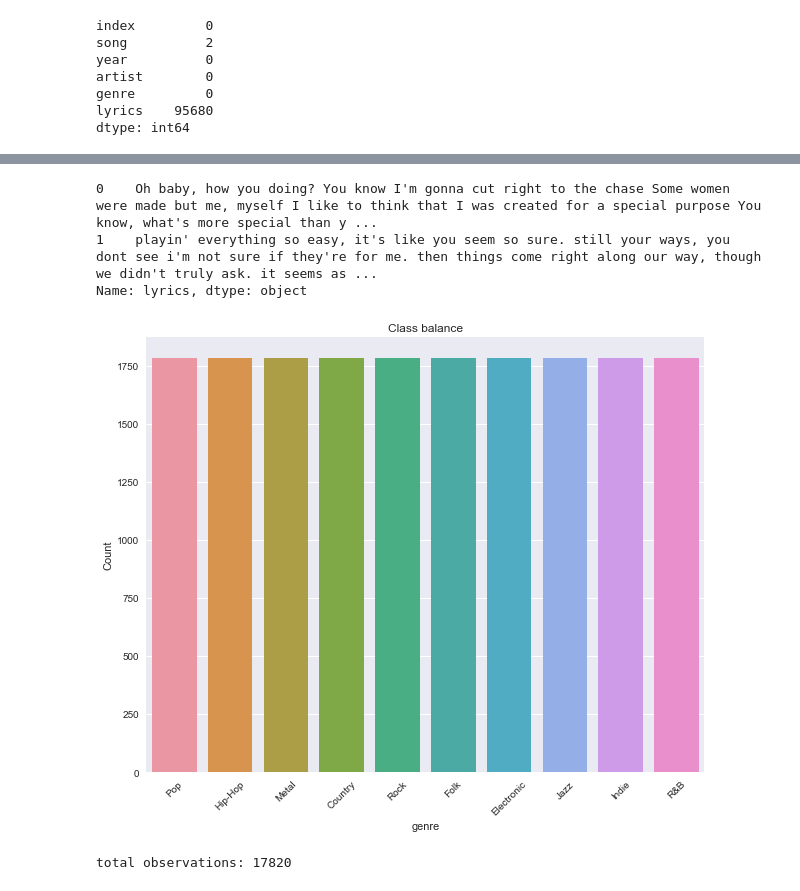
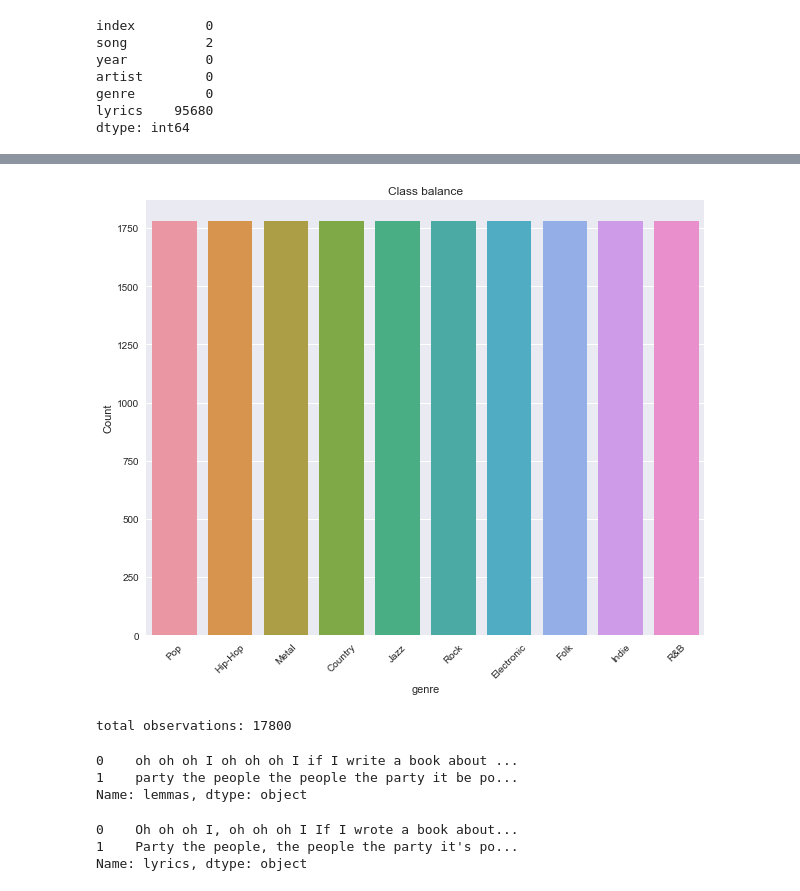
Before and after one commit to Audio88/NLP, a Jupyter notebook: unsupervised_capstone2.ipynb, the cells around one changed output, grey strips where cells are left out. Cells and saved outputs as stored; diff of their text form; code cells hidden in the pictures.

```diff
--- a/unsupervised_capstone2.ipynb
+++ b/unsupervised_capstone2.ipynb
@@ -125,0 +136,27 @@ Name: language, dtype: int64
+# %%
+#Fixing class balance with undersampling
+indices_to_drop = []
+
+for X in df.genre.unique():
+    #get all indices for X genre
+    indices_x = df[df.genre == X].index
+    #how many to drop
+    num = len(indices_x) - (df.genre.value_counts().min())
+    #randomly select indeces to drop
+    random_indices = list(np.random.choice(indices_x, num, replace=False))
+    indices_to_drop += random_indices
+
+df.drop(indices_to_drop, inplace=True, axis=0)
+
+plt.figure(figsize=(10,8))
+plt.title('Class balance')
+sns.countplot(x="genre", data=df)
+plt.ylabel('Count')
+plt.xticks(rotation=45)
+plt.show()
+
+print('total observations:', df.shape[0])
+print('Per Class:', df.shape[0] / 10)
+# %% [output]
+[figure, added]
+total observations: 17800
@@ -126,32 +205,12 @@ Name: language, dtype: int64
+# %%
+df.lemmas.head(2)
+# %% [output]
+0    oh oh oh I oh oh oh I if I write a book about ...
+1    party the people the people the party it be po...
+Name: lemmas, dtype: object
 # %%
-pd.set_option('display.max_colwidth', 500)
 df.lyrics.head(2)
 # %% [output]
-0    Oh baby, how you doing? You know I'm gonna cut right to the chase Some women were made but me, myself I like to think that I was created for a special purpose You know, what's more special than y ...
-1    playin' everything so easy, it's like you seem so sure. still your ways, you dont see i'm not sure if they're for me. then things come right along our way, though we didn't truly ask. it seems as ...
+0    Oh oh oh I, oh oh oh I If I wrote a book about...
+1    Party the people, the people the party it's po...
 Name: lyrics, dtype: object
-# %%
-#Fixing class balance
-indices_to_drop = []
-for X in df.genre.unique():
-    #get all indices for X genre
-    indices_x = df[df.genre == X].index
-    #how many to drop
-    num = (df.genre[df.genre == X].count()) - (df.genre.value_counts().min())
-    #sel
-    random_indices = list(np.random.choice(indices_x, num, replace=False))
-    indices_to_drop += random_indices
-
-df.drop(indices_to_drop, inplace=True, axis=0)
-
-plt.figure(figsize=(10,8))
-plt.title('Class balance')
-sns.countplot(x="genre", data=df)
-plt.ylabel('Count')
-plt.xticks(rotation=45)
-plt.show()
-
-print('total observations:', df.shape[0])
-# %% [output]
-[figure, removed]
-total observations: 17820
```
Also changed, not shown: parts of 19 cells of this notebook.
